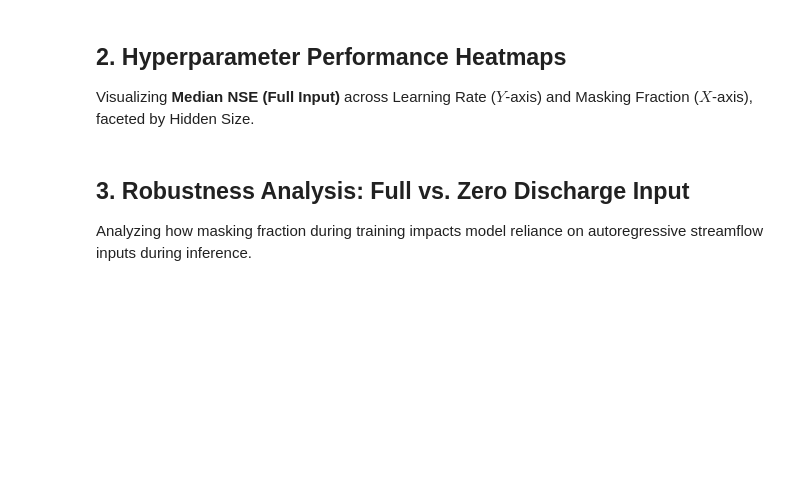
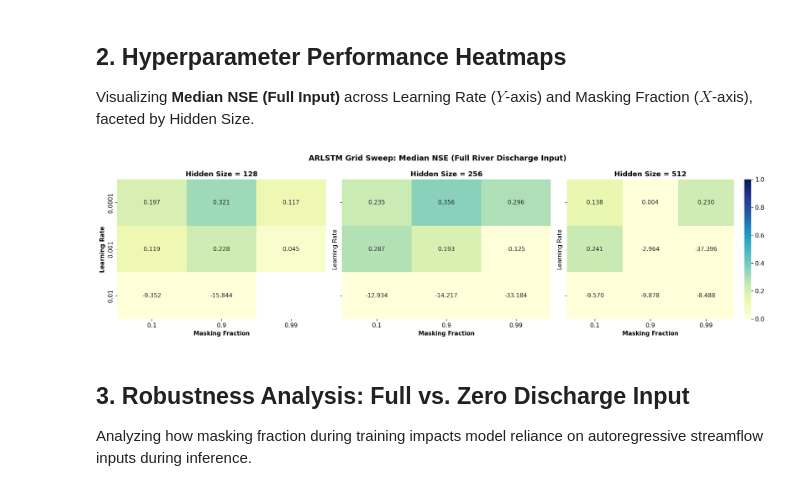
Before and after one commit to kruparell/flood-forecasting, a Jupyter notebook: tutorial/notebooks/Evaluate_Grid_Sweep_ARLSTM_Models.ipynb, the cells around one changed output. Drawn from its saved outputs; the diff is of its cells as text; code cells hidden in the pictures; blank space fills up the shorter version.

```diff
--- a/tutorial/notebooks/Evaluate_Grid_Sweep_ARLSTM_Models.ipynb
+++ b/tutorial/notebooks/Evaluate_Grid_Sweep_ARLSTM_Models.ipynb
@@ -226,22 +327,30 @@ Evaluating 27 models in arlstm_grid_sweep across 2 basins for fast debugging...
 
 Visualizing **Median NSE (Full Input)** across Learning Rate ($Y$-axis) and Masking Fraction ($X$-axis), faceted by Hidden Size.
 # %%
-hidden_sizes = sorted(df_sweep["Hidden Size"].unique())
-fig, axes = plt.subplots(1, len(hidden_sizes), figsize=(18, 5), sharey=True)
+hidden_sizes = sorted(df_sweep["Hidden Size"].dropna().unique())
+if not hidden_sizes:
+    hidden_sizes = [0]
+
+fig, axes = plt.subplots(1, len(hidden_sizes), figsize=(6 * len(hidden_sizes), 5), sharey=True, squeeze=False)
 fig.patch.set_facecolor("white")
 
 for i, hs_val in enumerate(hidden_sizes):
-    sub_df = df_sweep[df_sweep["Hidden Size"] == hs_val]
-    pivot = sub_df.pivot(index="Learning Rate", columns="Masking Fraction", values="Median NSE (Full)")
-    sns.heatmap(pivot, annot=True, fmt=".3f", cmap="YlGnBu", ax=axes[i], cbar=(i == len(hidden_sizes)-1), vmin=0.0, vmax=1.0)
-    axes[i].set_title(f"Hidden Size = {hs_val}", fontweight="bold")
-    axes[i].set_xlabel("Masking Fraction", fontweight="bold")
+    sub_df = df_sweep[df_sweep["Hidden Size"] == hs_val] if hs_val != 0 else df_sweep.copy()
+    if "Epochs" in sub_df.columns and sub_df["Epochs"].nunique() > 1:
+        sub_df = sub_df.sort_values("Epochs").groupby(["Learning Rate", "Masking Fraction"]).last().reset_index()
+    if not sub_df.empty:
+        pivot = sub_df.pivot(index="Learning Rate", columns="Masking Fraction", values="Median NSE (Full)")
+        sns.heatmap(pivot, annot=True, fmt=".3f", cmap="YlGnBu", ax=axes[0, i], cbar=(i == len(hidden_sizes)-1), vmin=0.0, vmax=1.0)
+    axes[0, i].set_title(f"Hidden Size = {hs_val}", fontweight="bold")
+    axes[0, i].set_xlabel("Masking Fraction", fontweight="bold")
     if i == 0:
-        axes[i].set_ylabel("Learning Rate", fontweight="bold")
+        axes[0, i].set_ylabel("Learning Rate", fontweight="bold")
 
 plt.suptitle("ARLSTM Grid Sweep: Median NSE (Full River Discharge Input)", fontsize=14, fontweight="bold")
 plt.tight_layout()
 plt.show()
+# %% [output]
+[figure, added]
 # %% [markdown]
 ## 3. Robustness Analysis: Full vs. Zero Discharge Input
 
```
Also changed, not shown: parts of 5 cells of this notebook.
